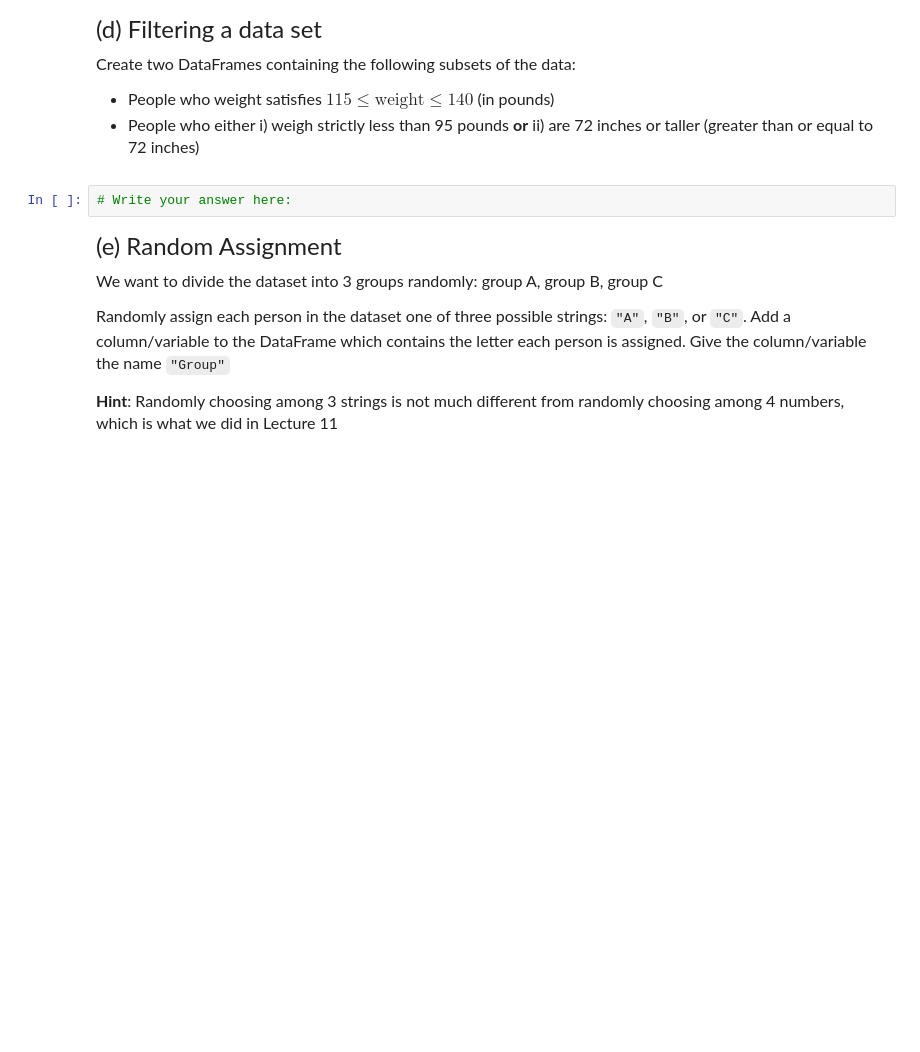
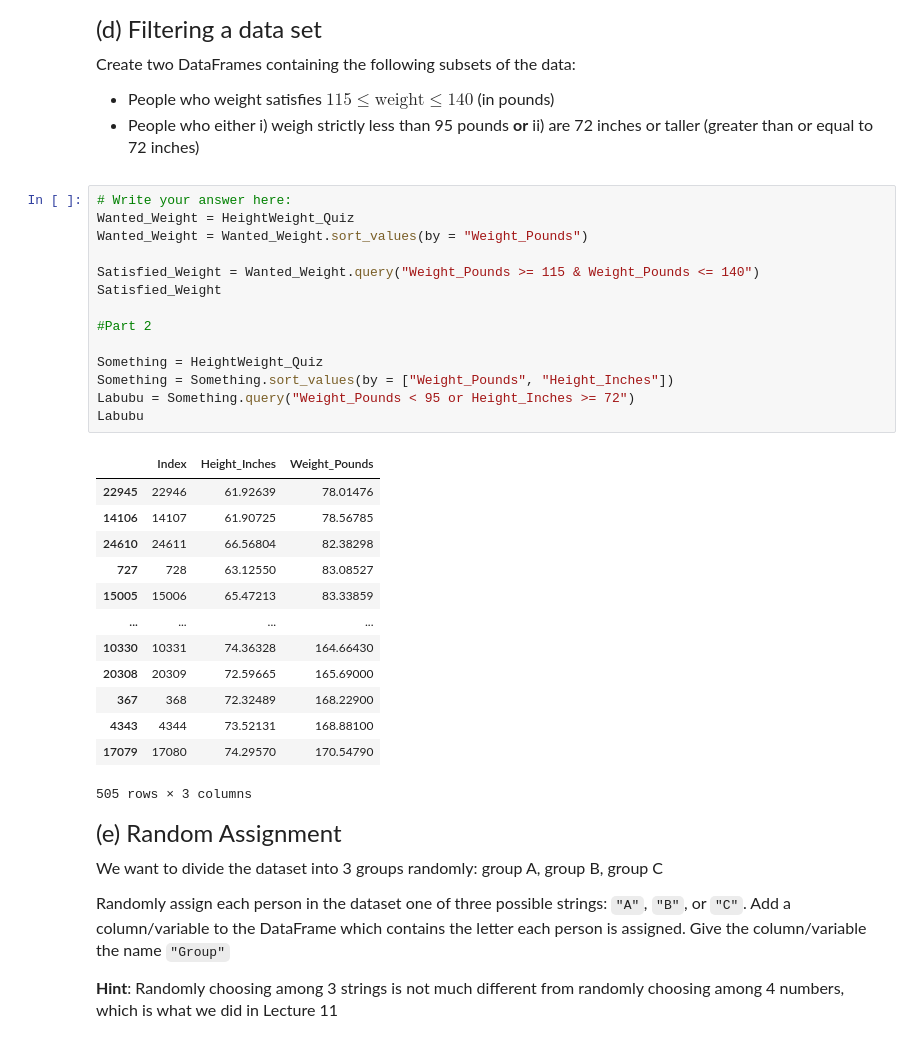
Before and after one commit to gabevu/qtm151fall2025, a Jupyter notebook: practice_quiz_2/practice_quiz.ipynb, the cells around one changed output. Drawn from its saved outputs; the diff is of its cells as text; blank space fills up the shorter version.

```diff
--- a/practice_quiz_2/practice_quiz.ipynb
+++ b/practice_quiz_2/practice_quiz.ipynb
@@ -146,6 +198,32 @@ Create two DataFrames containing the following subsets of the data:
 - People who either i) weigh strictly less than 95 pounds **or** ii) are 72 inches or taller (greater than or equal to 72 inches)
 # %%
 # Write your answer here:
+Wanted_Weight = HeightWeight_Quiz
+Wanted_Weight = Wanted_Weight.sort_values(by = "Weight_Pounds")
+
+Satisfied_Weight = Wanted_Weight.query("Weight_Pounds >= 115 & Weight_Pounds <= 140")
+Satisfied_Weight
+
+#Part 2
+
+Something = HeightWeight_Quiz
+Something = Something.sort_values(by = ["Weight_Pounds", "Height_Inches"])
+Labubu = Something.query("Weight_Pounds < 95 or Height_Inches >= 72")
+Labubu
+# %% [output]
+|  | Index | Height_Inches | Weight_Pounds |
+| 22945 | 22946 | 61.92639 | 78.01476 |
+| 14106 | 14107 | 61.90725 | 78.56785 |
+| 24610 | 24611 | 66.56804 | 82.38298 |
+| 727 | 728 | 63.12550 | 83.08527 |
+| 15005 | 15006 | 65.47213 | 83.33859 |
+| ... | ... | ... | ... |
+| 10330 | 10331 | 74.36328 | 164.66430 |
+| 20308 | 20309 | 72.59665 | 165.69000 |
+| 367 | 368 | 72.32489 | 168.22900 |
+| 4343 | 4344 | 73.52131 | 168.88100 |
+| 17079 | 17080 | 74.29570 | 170.54790 |
+505 rows × 3 columns
 # %% [markdown]
 <font size = "5">
 
```
Also changed, not shown: parts of 23 cells of this notebook, 3 other files.
